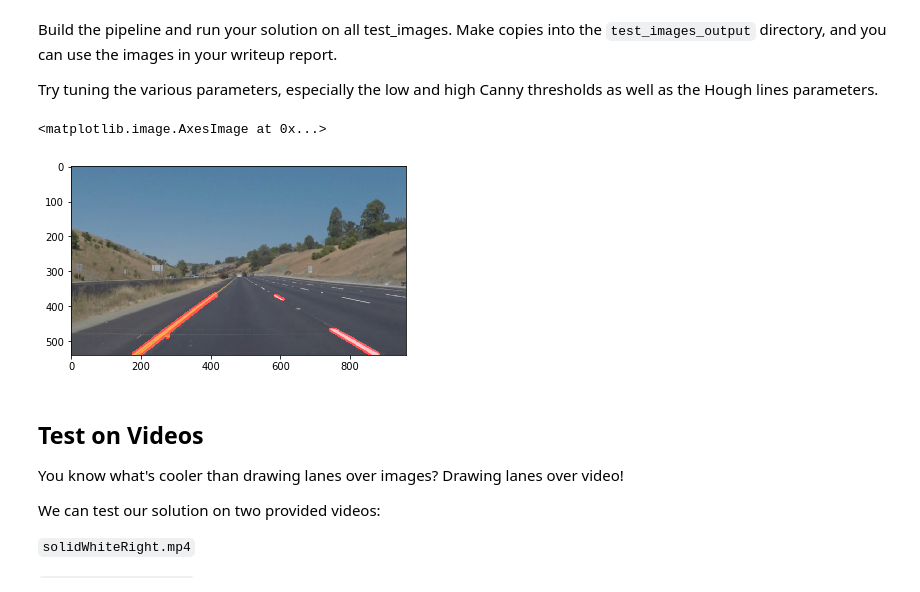
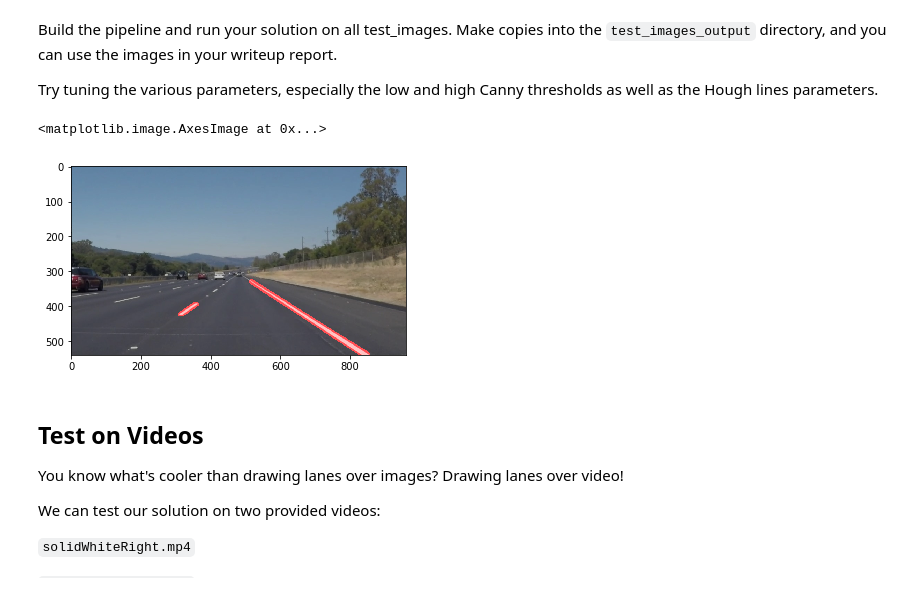
Before and after one commit to MEOWMEOW114/nd013-self-driving-car, a Jupyter notebook: p1-lane-lines/P1.ipynb, the cells around one changed output. Drawn from its saved outputs; the diff is of its cells as text; code cells hidden in the pictures.

```diff
--- a/p1-lane-lines/P1.ipynb
+++ b/p1-lane-lines/P1.ipynb
@@ -199,7 +200,7 @@ low_threshold = 50
 high_threshold = 150
 
 # Gaussian smoothing / blurring
-kernel_size = 11
+kernel_size = 7
 
 # region Selection
 left_bottom = [0, 539]
@@ -209,8 +210,8 @@ apex = [450, 300]
 # Define the Hough transform parameters
 rho = 1 # distance resolution in pixels of the Hough grid
 theta = np.pi/180 # angular resolution in radians of the Hough grid
-threshold = 1     # minimum number of votes (intersections in Hough grid cell)
-min_line_length = 15 #minimum number of pixels making up a line
+threshold = 10     # minimum number of votes (intersections in Hough grid cell)
+min_line_length = 20 #minimum number of pixels making up a line
 max_line_gap = 10    # maximum gap in pixels between connectable line segments
 # %%
 def filter_colors(image_in):
@@ -253,7 +254,7 @@ def draw_lane_lines(img):
     edges = canny(gaussian_blur_image, low_threshold, high_threshold)
 
     imshape = image.shape
-    vertices = np.array([[(0,imshape[0]),(450, 290), (490, 290), (imshape[1],imshape[0])]], dtype=np.int32)
+    vertices = np.array([[(0,imshape[0]),(imshape[1]/2, 300), (imshape[1],imshape[0])]], dtype=np.int32)
 
     masked_edges = region_of_interest(edges, vertices)
 
@@ -265,10 +266,10 @@ def draw_lane_lines(img):
 
     return annotated_image
 # %%
-original_image = mpimg.imread('test_images/whiteCarLaneSwitch.jpg')
+original_image = mpimg.imread('test_images/solidWhiteRight.jpg')
 annotated_image = draw_lane_lines(original_image)
 plt.imshow(annotated_image)
 # plt.imshow(original_image)
 # %% [output]
 <matplotlib.image.AxesImage at 0x...>
-[figure, old version]
+[figure, new version]
```
Also changed, not shown: parts of 5 cells of this notebook, 9 other files.
